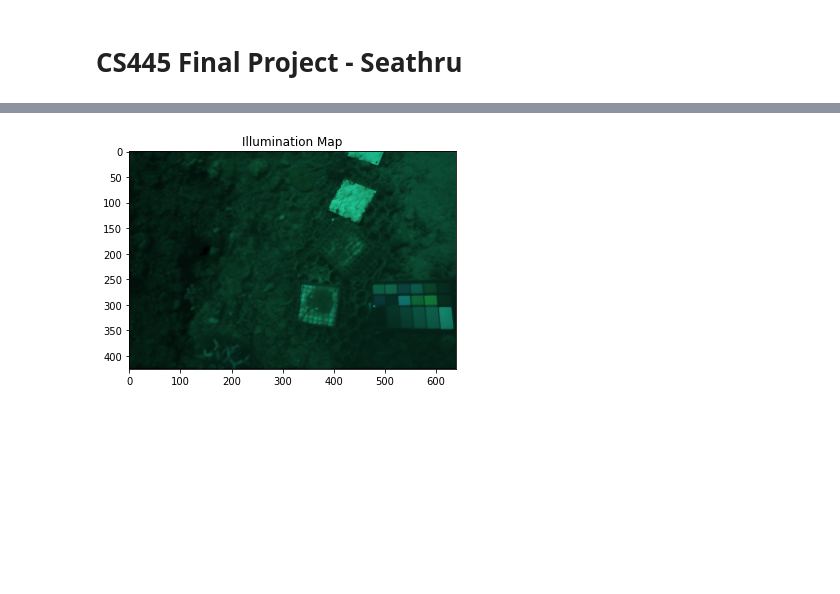
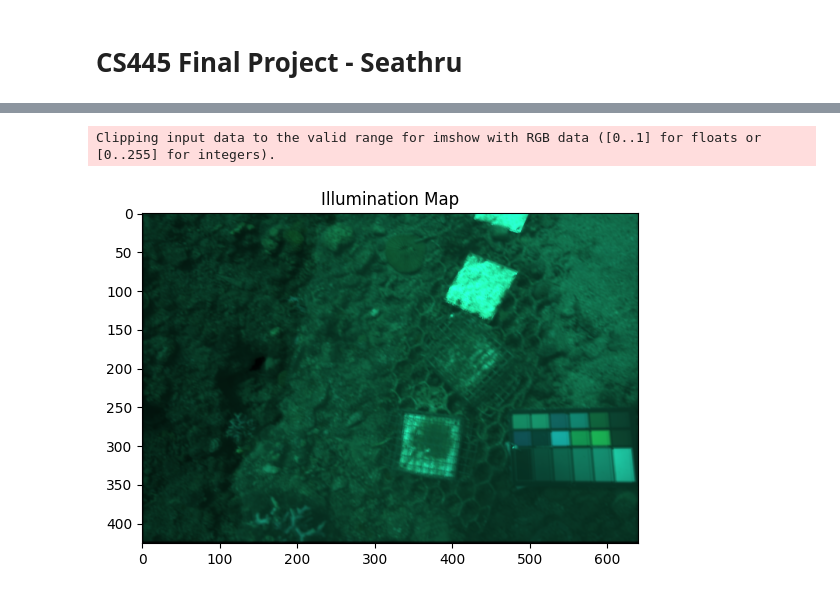
Before and after one commit to Spoon7227/CS445-Project, a Jupyter notebook: seathru.ipynb, the cells around one changed output, grey strips where cells are left out. Saved outputs shown, nothing was run; the diff lists cells and outputs as text; code cells hidden in the pictures; blank space fills up the shorter version.

```diff
--- a/seathru.ipynb
+++ b/seathru.ipynb
@@ -112,14 +124,14 @@ def estimate_backscatter(esimation_points):
 # %%
 # [r_BackScatter, g_BackScatter, b_BackScatter], [r_params, g_params, b_params]
-estimated_values, parameters = estimate_backscatter(estimation_points)
+backscatter, parameters = estimate_backscatter(estimation_points)
 
 # For you
 # TODO: Instead of using the following individually and calculating each channel with seperate method calls, try to vectorize
-Br, Bg, Bb, coefsR, coefsG, coefsB = estimated_values[0], estimated_values[1], estimated_values[2], parameters[0], parameters[1], parameters[2]
+coefsR, coefsG, coefsB = parameters[0], parameters[1], parameters[2]
 # %%
 # Estimated Backscatter vs depth for each channel
 for idx, color in enumerate(['r', 'g', 'b']):
-    x = np.linspace(np.min(estimation_points[:, 0]), np.max(estimation_points[:, 0]), 1000)
+    x = np.linspace(np.min(estimation_points[:, 0]), np.max(estimation_points[:, 0]), 100)
     y = backscatter_model(x, *parameters[idx])
     plt.plot(x.ravel(), y.ravel(), c=color)
 
@@ -231,8 +211,39 @@ illB = estimate_illumination(img[:,:,2], Bb, depth_groups, num_groups)
+# %%
+# Utilize local space aver-age color (LSAC) described in paper
+# Constants are provided from public code as it is not given in paper.
+def illumination_map(img, backscatter, depth_groups, num_groups):
+	brightness = 3
+	locality = 0.5
+	iterations = 100
+	tol = 1E-5
+
+	direct_sig = img - backscatter  # Paper: I = D + B
+	lsac = np.zeros_like(img) # local space average color
+
+	# Update average local contrasts
+	for _ in range(iterations):
+		updated_lsac = np.zeros_like(img)
+		for j in range(num_groups):
+			pixels = np.where(depth_groups == (j + 1))
+			sum_cs = np.sum(lsac[pixels], axis=0)
+			updated_lsac[pixels] = (1 / (np.size(pixels[0]) - 1)) * (sum_cs - lsac[pixels])
+
+		next_lsac = (direct_sig * locality) + (updated_lsac * (1 - locality))
+		abs_diff = np.abs(lsac - next_lsac)
+
+		if np.max(abs_diff) < tol:
+			break
+
+		lsac = next_lsac
+
+	result = brightness * denoise_bilateral(np.maximum(0, lsac), channel_axis=-1)
+	return result
+# %%
+ill_map = illumination_map(img, backscatter, depth_groups, num_groups)
 # %%
-illumination = np.stack([illR, illG, illB], axis=2)
-
-plt.imshow(illumination)
+plt.imshow(ill_map)
 plt.title('Illumination Map')
 plt.show()
 # %% [output]
+Clipping input data to the valid range for imshow with RGB data ([0..1] for floats or [0..255] for integers).
-[figure, old version]
+[figure, new version]
```
Also changed, not shown: parts of 22 cells of this notebook, 2 other files.
